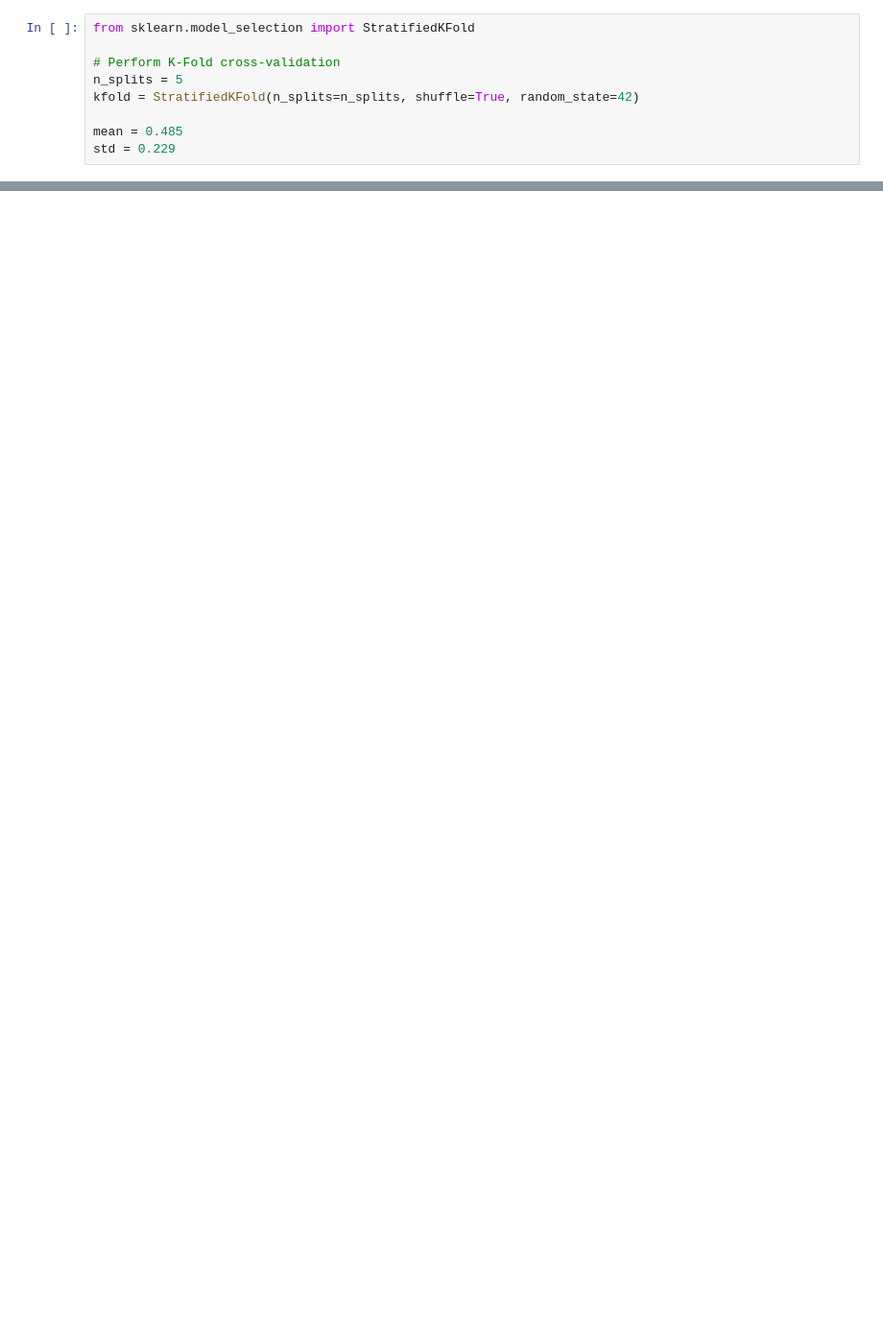
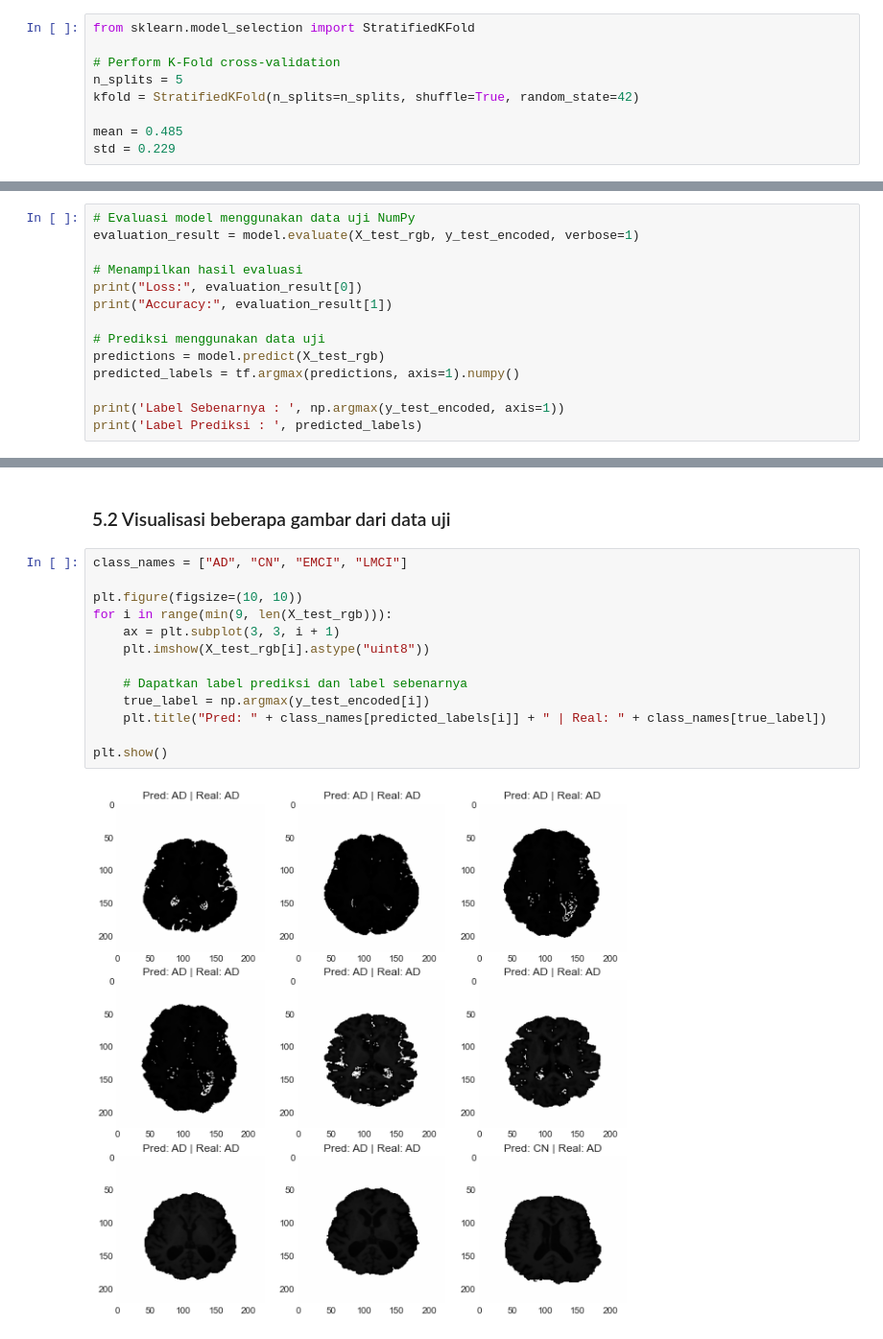
Before and after one commit to fauziahreza/Alzheimer-Classification-with-CNN-SVM, a Jupyter notebook: Notebook/Skenario/Skenario2_CNN_ResNet50.ipynb, the cells around one changed output, grey strips where cells are left out. Shown: that part at 96% size. Saved outputs shown, nothing was run; the diff lists cells and outputs as text; blank space fills up the shorter version.

```diff
--- a/Notebook/Skenario/Skenario2_CNN_ResNet50.ipynb
+++ b/Notebook/Skenario/Skenario2_CNN_ResNet50.ipynb
@@ -176,0 +204,14 @@ Mean Accuracy:  0.7111111044883728
+# %%
+# Evaluasi model menggunakan data uji NumPy
+evaluation_result = model.evaluate(X_test_rgb, y_test_encoded, verbose=1)
+
+# Menampilkan hasil evaluasi
+print("Loss:", evaluation_result[0])
+print("Accuracy:", evaluation_result[1])
+
+# Prediksi menggunakan data uji
+predictions = model.predict(X_test_rgb)
+predicted_labels = tf.argmax(predictions, axis=1).numpy()
+
+print('Label Sebenarnya : ', np.argmax(y_test_encoded, axis=1))
+print('Label Prediksi : ', predicted_labels)
@@ -176,0 +230,17 @@ Mean Accuracy:  0.7111111044883728
+# %% [markdown]
+### 5.2 Visualisasi beberapa gambar dari data uji
+# %%
+class_names = ["AD", "CN", "EMCI", "LMCI"]
+
+plt.figure(figsize=(10, 10))
+for i in range(min(9, len(X_test_rgb))):
+    ax = plt.subplot(3, 3, i + 1)
+    plt.imshow(X_test_rgb[i].astype("uint8"))
+
+    # Dapatkan label prediksi dan label sebenarnya
+    true_label = np.argmax(y_test_encoded[i])
+    plt.title("Pred: " + class_names[predicted_labels[i]] + " | Real: " + class_names[true_label])
+
+plt.show()
+# %% [output]
+[figure, added]
```
Also changed, not shown: parts of 29 cells of this notebook, 2 other files.
